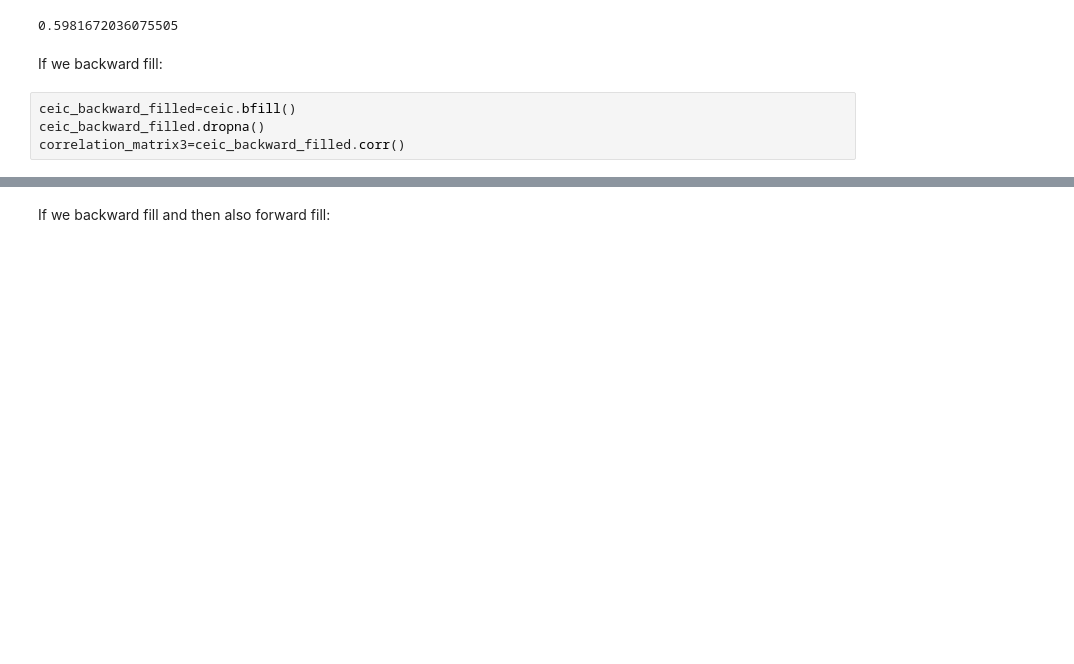
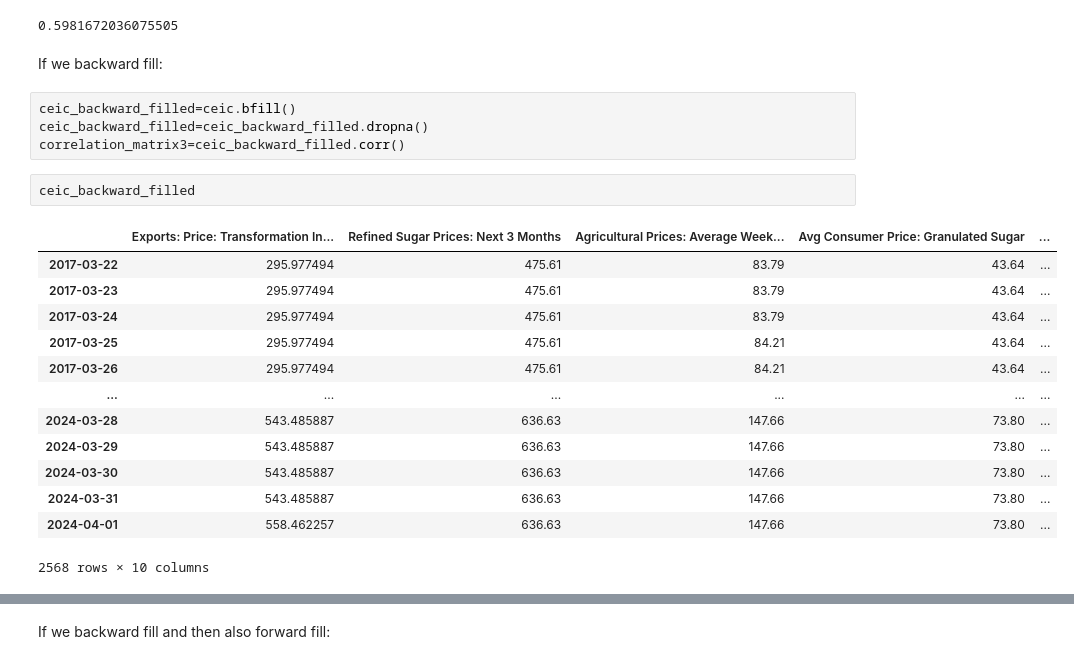
Before and after one commit to s0hams1nha/Thoucentric, a Jupyter notebook: Drivers_Sugar ICE.ipynb, the cells around one changed output, grey strips where cells are left out. Drawn from its saved outputs; the diff is of its cells as text; blank space fills up the shorter version.

```diff
--- a/Drivers_Sugar ICE.ipynb
+++ b/Drivers_Sugar ICE.ipynb
@@ -323,8 +323,24 @@ average_corr2
 If we backward fill:
 # %%
 ceic_backward_filled=ceic.bfill()
-ceic_backward_filled.dropna()
+ceic_backward_filled=ceic_backward_filled.dropna()
 correlation_matrix3=ceic_backward_filled.corr()
+# %%
+ceic_backward_filled
+# %% [output]
+|  | Exports: Price: Transformation In... | Refined Sugar Prices: Next 3 Months | Agricultural Prices: Average Week... | Avg Consumer Price: Granulated Sugar | ... |
+| 2017-03-22 | 295.977494 | 475.61 | 83.79 | 43.64 | ... |
+| 2017-03-23 | 295.977494 | 475.61 | 83.79 | 43.64 | ... |
+| 2017-03-24 | 295.977494 | 475.61 | 83.79 | 43.64 | ... |
+| 2017-03-25 | 295.977494 | 475.61 | 84.21 | 43.64 | ... |
+| 2017-03-26 | 295.977494 | 475.61 | 84.21 | 43.64 | ... |
+| ... | ... | ... | ... | ... | ... |
+| 2024-03-28 | 543.485887 | 636.63 | 147.66 | 73.80 | ... |
+| 2024-03-29 | 543.485887 | 636.63 | 147.66 | 73.80 | ... |
+| 2024-03-30 | 543.485887 | 636.63 | 147.66 | 73.80 | ... |
+| 2024-03-31 | 543.485887 | 636.63 | 147.66 | 73.80 | ... |
+| 2024-04-01 | 558.462257 | 636.63 | 147.66 | 73.80 | ... |
+2568 rows × 10 columns
 # %%
 plt.figure(figsize=(12,10))
 sns.heatmap(correlation_matrix3, annot=True, cmap='coolwarm',linewidths=0.1, square=True, cbar_kws={"shrink": .8})
```
Also changed, not shown: parts of 2 cells of this notebook.
